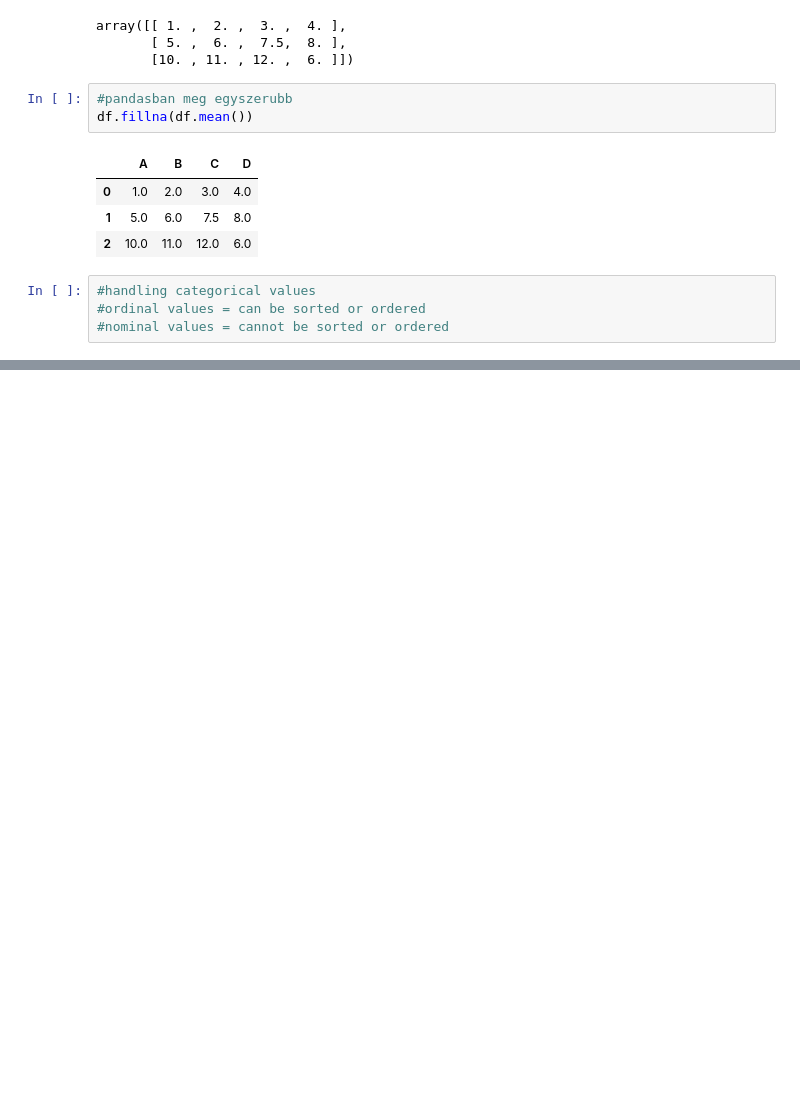
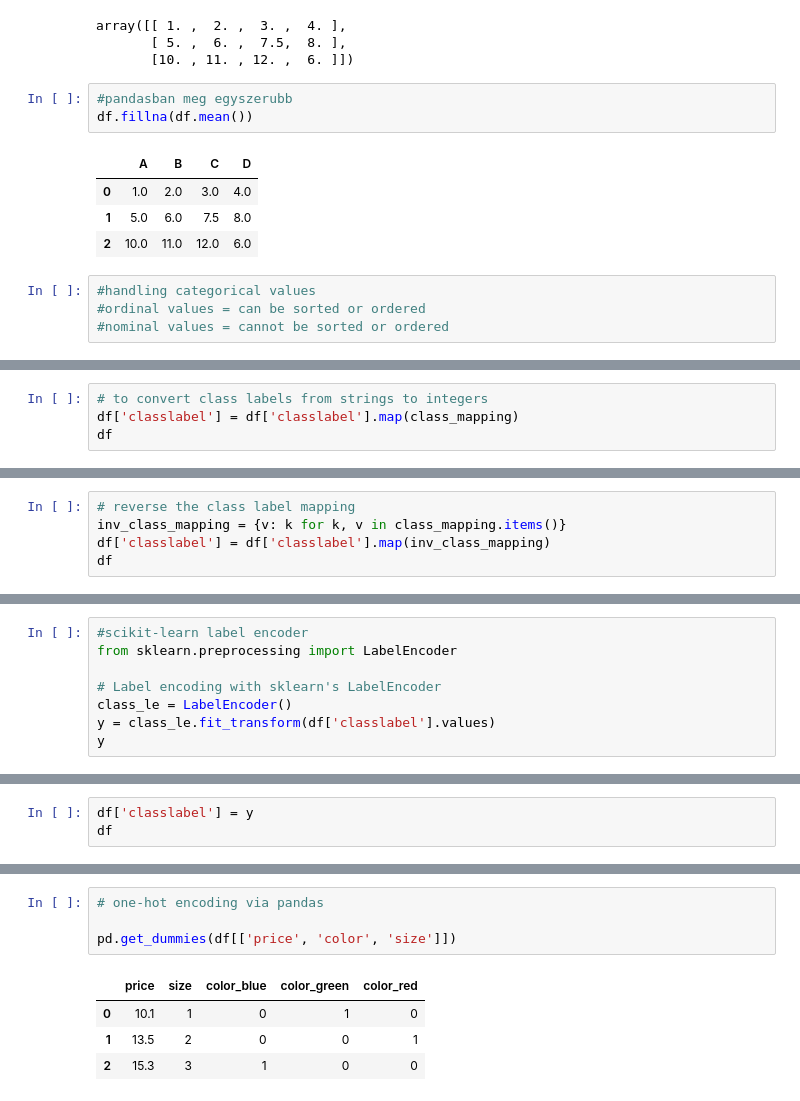
Before and after one commit to dusarp/Python-learning, a Jupyter notebook: machine learning/Raschka_ML_PyTorch_Scikit_learn/ch4/ch04_data_preprocessing.ipynb, the cells around one changed output, grey strips where cells are left out. Cells and saved outputs as stored; diff of their text form; blank space fills up the shorter version.

```diff
--- a/machine learning/Raschka_ML_PyTorch_Scikit_learn/ch4/ch04_data_preprocessing.ipynb
+++ b/machine learning/Raschka_ML_PyTorch_Scikit_learn/ch4/ch04_data_preprocessing.ipynb
@@ -113,0 +170,4 @@ df.fillna(df.mean())
+# %%
+# to convert class labels from strings to integers
+df['classlabel'] = df['classlabel'].map(class_mapping)
+df
@@ -113,0 +179,5 @@ df.fillna(df.mean())
+# %%
+# reverse the class label mapping
+inv_class_mapping = {v: k for k, v in class_mapping.items()}
+df['classlabel'] = df['classlabel'].map(inv_class_mapping)
+df
@@ -113,0 +189,8 @@ df.fillna(df.mean())
+# %%
+#scikit-learn label encoder
+from sklearn.preprocessing import LabelEncoder
+
+# Label encoding with sklearn's LabelEncoder
+class_le = LabelEncoder()
+y = class_le.fit_transform(df['classlabel'].values)
+y
@@ -113,0 +199,3 @@ df.fillna(df.mean())
+# %%
+df['classlabel'] = y
+df
@@ -113,0 +246,9 @@ df.fillna(df.mean())
+# %%
+# one-hot encoding via pandas
+
+pd.get_dummies(df[['price', 'color', 'size']])
+# %% [output]
+|  | price | size | color_blue | color_green | color_red |
+| 0 | 10.1 | 1 | 0 | 1 | 0 |
+| 1 | 13.5 | 2 | 0 | 0 | 1 |
+| 2 | 15.3 | 3 | 1 | 0 | 0 |
```
Also changed, not shown: parts of 18 cells of this notebook, 3 other files.
